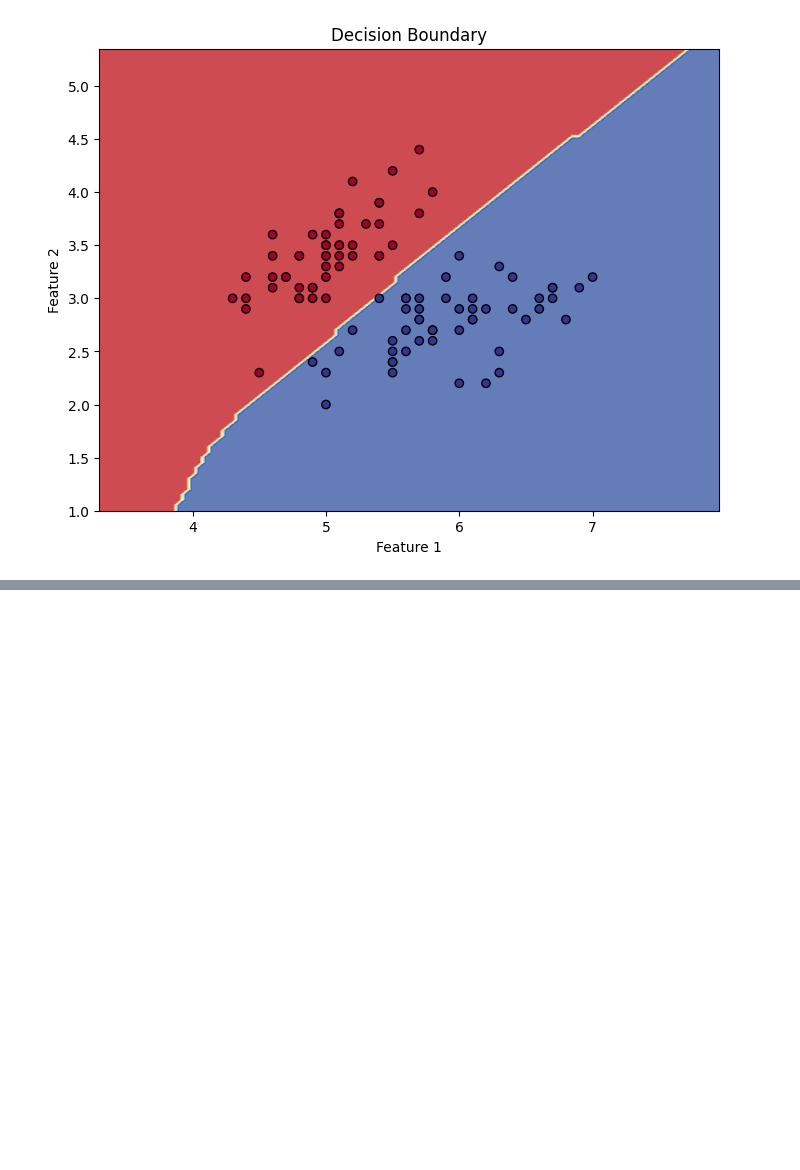
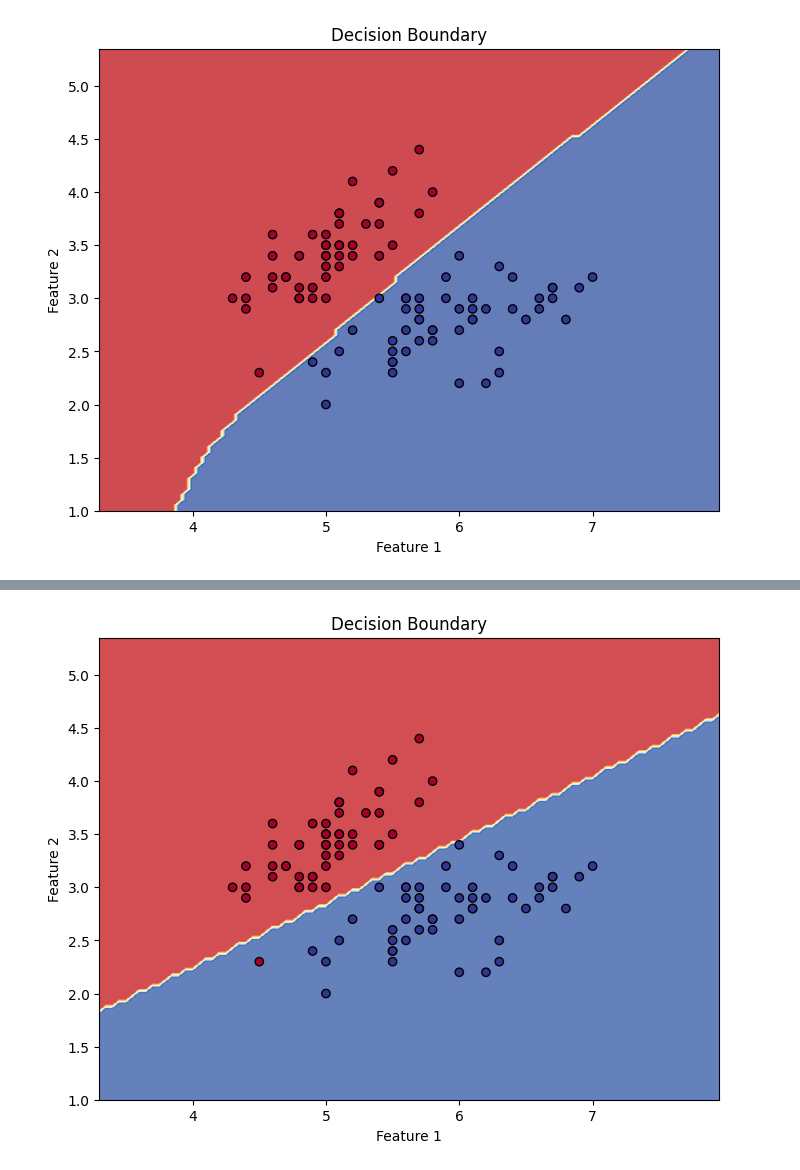
Before and after one commit to Elgnida/basic_ml_algorithms, a Jupyter notebook: iris_classification.ipynb, the cells around one changed output, grey strips where cells are left out. Saved outputs shown, nothing was run; the diff lists cells and outputs as text; code cells hidden in the pictures; blank space fills up the shorter version.

```diff
--- a/iris_classification.ipynb
+++ b/iris_classification.ipynb
@@ -53,0 +65,7 @@ plot_decision_boundary(p_window, X_train, y_train)
+# %%
+from sklearn.linear_model import LogisticRegression
+lrc = LogisticRegression(solver='liblinear')
+lrc.fit(X_train, y_train)
+plot_decision_boundary(lrc, X_train, y_train)
+# %% [output]
+[figure, added]
```
Also changed, not shown: parts of 4 cells of this notebook.
